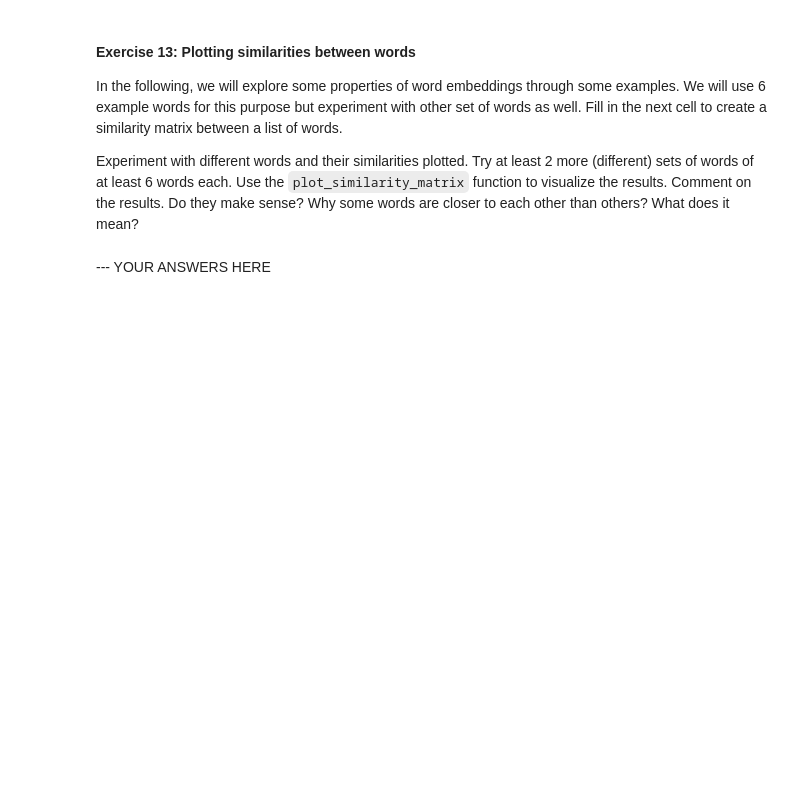
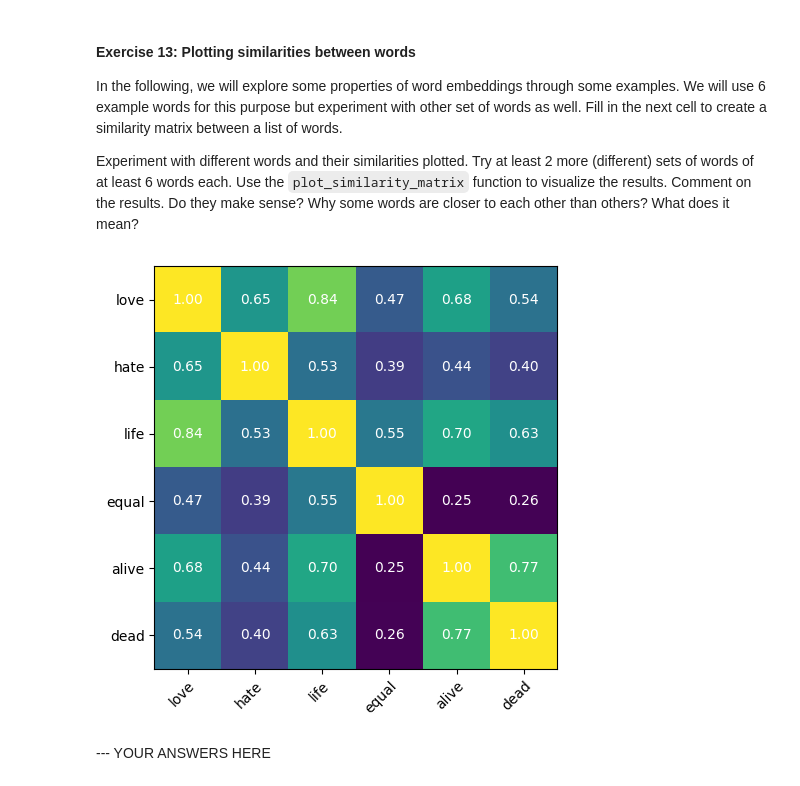
Before and after one commit to OmericoN/NLP_Labs1_Group18, a Jupyter notebook: Lab2/lab2_Omer.ipynb, the cells around one changed output. Drawn from its saved outputs; the diff is of its cells as text; code cells hidden in the pictures; blank space fills up the shorter version.

```diff
--- a/Lab2/lab2_Omer.ipynb
+++ b/Lab2/lab2_Omer.ipynb
@@ -1329,18 +1329,28 @@ Comment on the results. Do they make sense? Why some words are closer to each ot
 # %%
 list_of_words = ['love', 'hate', 'life', 'equal', 'alive', 'dead']
 
 similarity_matrix = np.zeros((len(list_of_words), len(list_of_words)), dtype=float)
 
 ### YOUR CODE HERE
+embeddings_list = []
+for word in list_of_words:
+    embedding = glove50_model.embed_token(word)
+    embeddings_list.append(embedding)
 
+embeddings_array = np.array(embeddings_list)
 
+similarity_matrix = embeddings_array @ embeddings_array.T
 
+norms = np.linalg.norm(embeddings_array, axis=1, keepdims=True)  # (6, 1)
+similarity_matrix = similarity_matrix / (norms @ norms.T)
 
 
 ### YOUR CODE ENDS HERE
 
 
 plot_similarity_matrix(similarity_matrix, list_of_words)
+# %% [output]
+[figure, added]
 # %%
 #### YOUR CODE HERE
 
```
